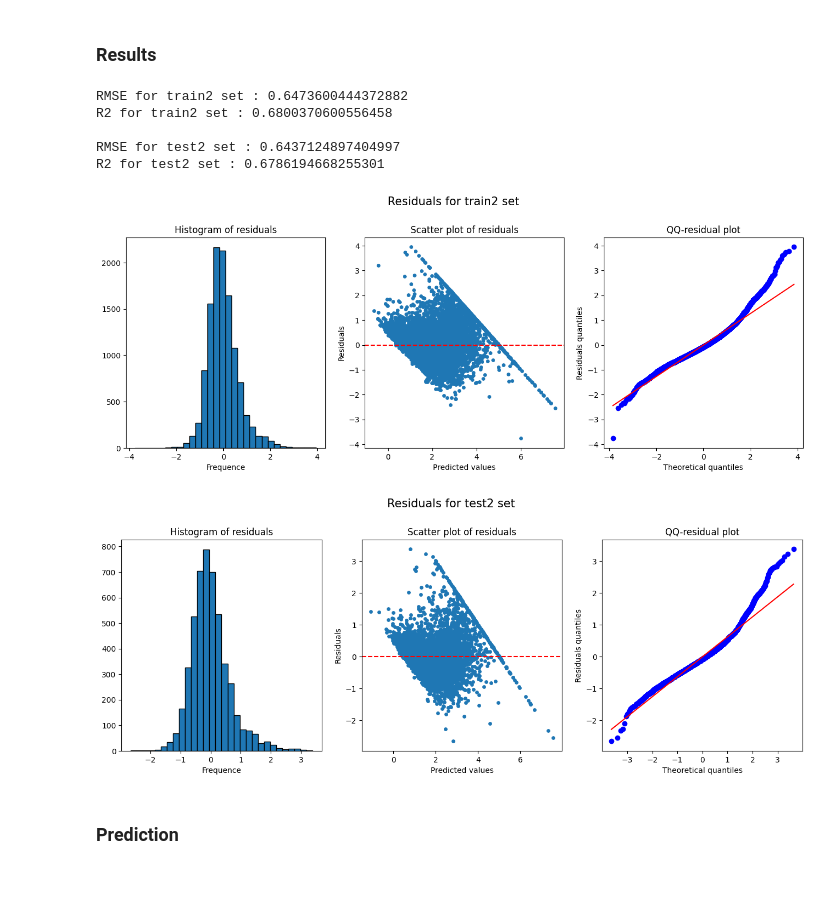
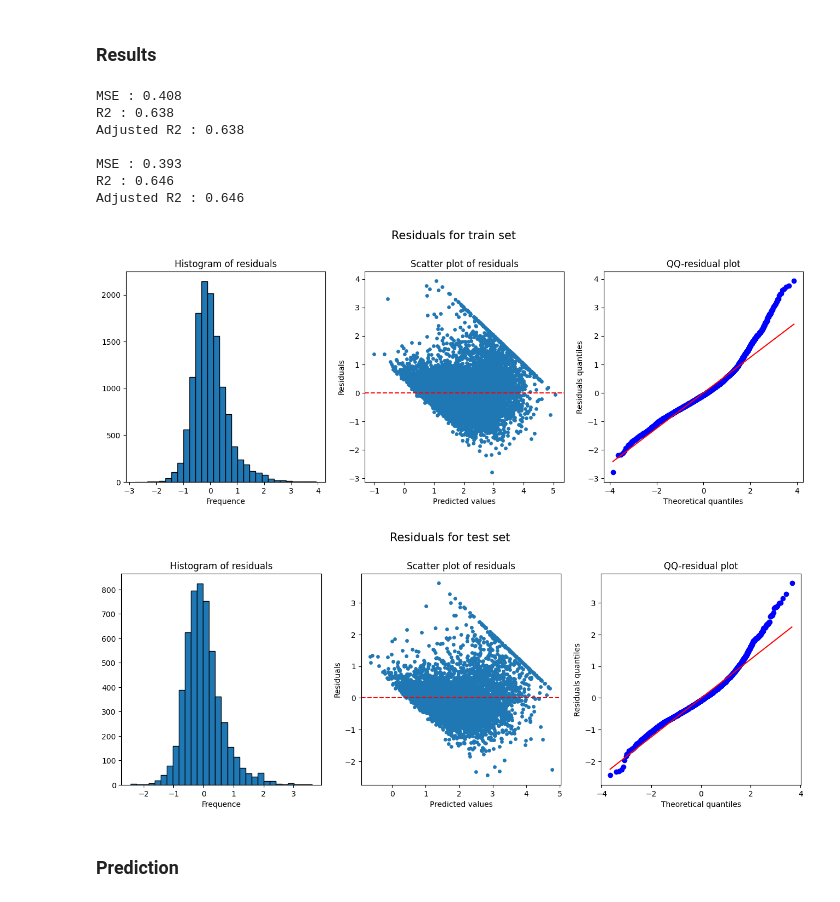
Before and after one commit to zedems01/outliers_impact_prediction_app, a Jupyter notebook: notebooks/house.ipynb, the cells around one changed output. Cells and saved outputs as stored; diff of their text form; code cells hidden in the pictures.

Commit message:
final training + API + streamlit

```diff
--- a/notebooks/house.ipynb
+++ b/notebooks/house.ipynb
@@ -221,0 +184,14 @@ y_pred = res.predict()
+# %%
+X_train, X_test, y_train, y_test = train_test_split(new_data.drop(['MedHouseVal'], axis=1), new_data['MedHouseVal'], test_size=0.3, random_state=42)
+
+scaler_ = StandardScaler()
+
+X_train = scaler_.fit_transform(X_train)
+X_test = scaler_.transform(X_test)
+
+feature_names_ = ['MedInc', 'HouseAge', 'AveRooms', 'AveBedrms', 'AveOccup', 'Latitude', 'Longitude']
+X_train = pd.DataFrame(X_train, columns=feature_names_)
+X_train['MedHouseVal'] = np.array(y_train)
+model = smf.ols(formula=f"MedHouseVal ~ {'+'.join(feature_names_)}", data=X_train)
+res = model.fit()
+res.summary()
@@ -224,21 +228,5 @@ y_pred = res.predict()
-# %%
-def plot_boxplot(dataframe, title='', fliers = True, return_whiskers = True, feature_name=''):
-    fig, ax = plt.subplots(1, 1)# figsize=(20, 7))
-    box = ax.boxplot(dataframe[feature_name], showfliers=fliers)
-    ax.set_title(feature_name)
-    lower_whisker = box['whiskers'][0].get_ydata()[1]
-    upper_whisker = box['whiskers'][1].get_ydata()[1]
-    print(f'--------{feature_name}--------')
-    print(f"Lower Whisker: {lower_whisker}")
-    print(f"Upper Whisker: {upper_whisker}\n")
-    plt.tight_layout()
-
-    plt.show()
-    plt.close()
-    if return_whiskers:
-        return lower_whisker, upper_whisker
 # %%
 all_whiskers = {}
 
-for feature in feature_names:
+for feature in feature_names_:
     all_whiskers[feature] = plot_boxplot(X, feature_name=feature)
@@ -256,13 +272,14 @@ all_whiskers
 # %%
 # removing outliers
-out_feat = ['HouseAge', 'AveRooms', 'AveBedrms', 'Population', 'AveOccup']
+out_feat = ['MedInc', 'AveRooms', 'AveBedrms', 'AveOccup']
 X = data.frame
 
 df = X[
     (X[out_feat[0]] >= all_whiskers[out_feat[0]][0]) & (X[out_feat[0]] <= all_whiskers[out_feat[0]][1]) &
     (X[out_feat[1]] >= all_whiskers[out_feat[1]][0]) & (X[out_feat[1]] <= all_whiskers[out_feat[1]][1]) &
     (X[out_feat[2]] >= all_whiskers[out_feat[2]][0]) & (X[out_feat[2]] <= all_whiskers[out_feat[2]][1]) &
-    (X[out_feat[3]] >= all_whiskers[out_feat[3]][0]) & (X[out_feat[3]] <= all_whiskers[out_feat[3]][1]) &
-    (X[out_feat[4]] >= all_whiskers[out_feat[4]][0]) & (X[out_feat[4]] <= all_whiskers[out_feat[4]][1])
+    (X[out_feat[3]] >= all_whiskers[out_feat[3]][0]) & (X[out_feat[3]] <= all_whiskers[out_feat[3]][1])
     ].reset_index(drop=True)
+
+df.to_csv('../data/df.csv', index=False)
 # %%
@@ -292,30 +331,21 @@ LinearRegression()
 pred_test2 = lr2.predict(X_test2)
 pred_train2 = lr2.predict(X_train2)
 
-resid_train2 = y_train2 - pred_train2
-resid_test2 = y_test2 - pred_test2
+print_results(y_train2, pred_train2, X_train2.shape[0], X_train2.shape[1])
+print_results(y_test2, pred_test2, X_test2.shape[0], X_test2.shape[1])
+# %% [output]
+MSE : 0.408
+R2 : 0.638
+Adjusted R2 : 0.638
+
+MSE : 0.393
+R2 : 0.646
+Adjusted R2 : 0.646
-# %%
-rmse_train2 = root_mean_squared_error(y_train2, pred_train2)
-r2_train2 = r2_score(y_train2, pred_train2)
-
-rmse_test2 = root_mean_squared_error(y_test2, pred_test2)
-r2_test2 = r2_score(y_test2, pred_test2)
-
-print(f"RMSE for train2 set : {rmse_train2}")
-print(f"R2 for train2 set : {r2_train2}\n")
-print(f"RMSE for test2 set : {rmse_test2}")
-print(f"R2 for test2 set : {r2_test2}")
-# %% [output]
-RMSE for train2 set : 0.6473600444372882
-R2 for train2 set : 0.6800370600556458
-
-RMSE for test2 set : 0.6437124897404997
-R2 for test2 set : 0.6786194668255301
 # %%
-plot_residuals(resid_train2, pred_train2, "Residuals for train2 set")
-plot_residuals(resid_test2, pred_test2, "Residuals for test2 set")
+plot_residuals(y_train2, pred_train2, "Residuals for train set")
+plot_residuals(y_test2, pred_test2, "Residuals for test set")
 # %% [output]
-[figure, old version]
+[figure, new version]
-[figure, old version]
+[figure, new version]
 # %% [markdown]
 ### Prediction
```
Also changed, not shown: parts of 48 cells of this notebook, 20 other files.
